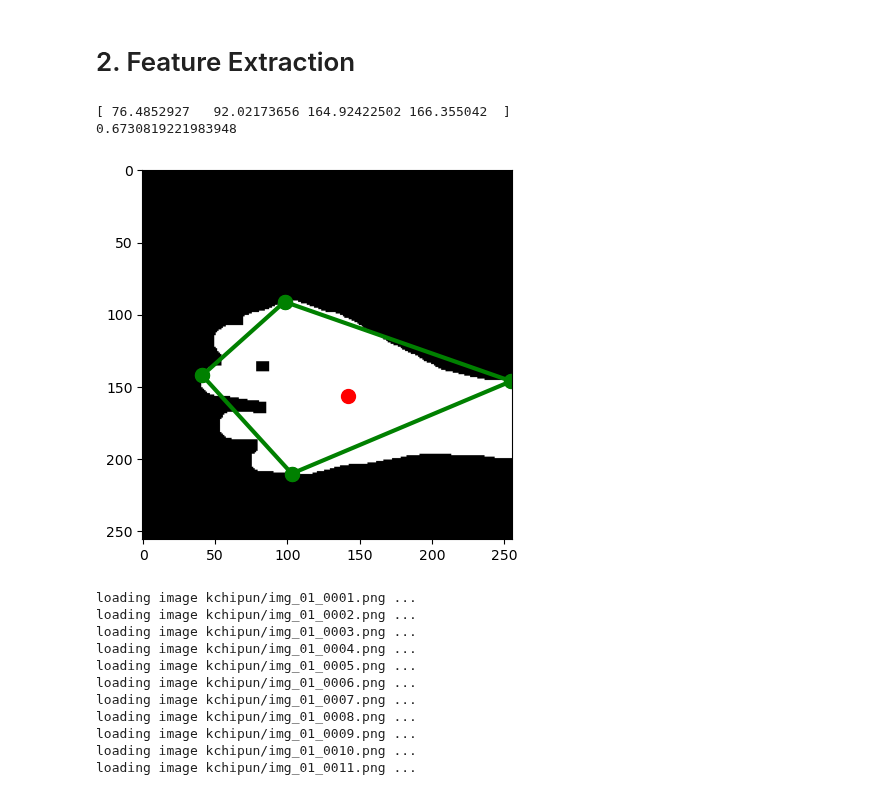
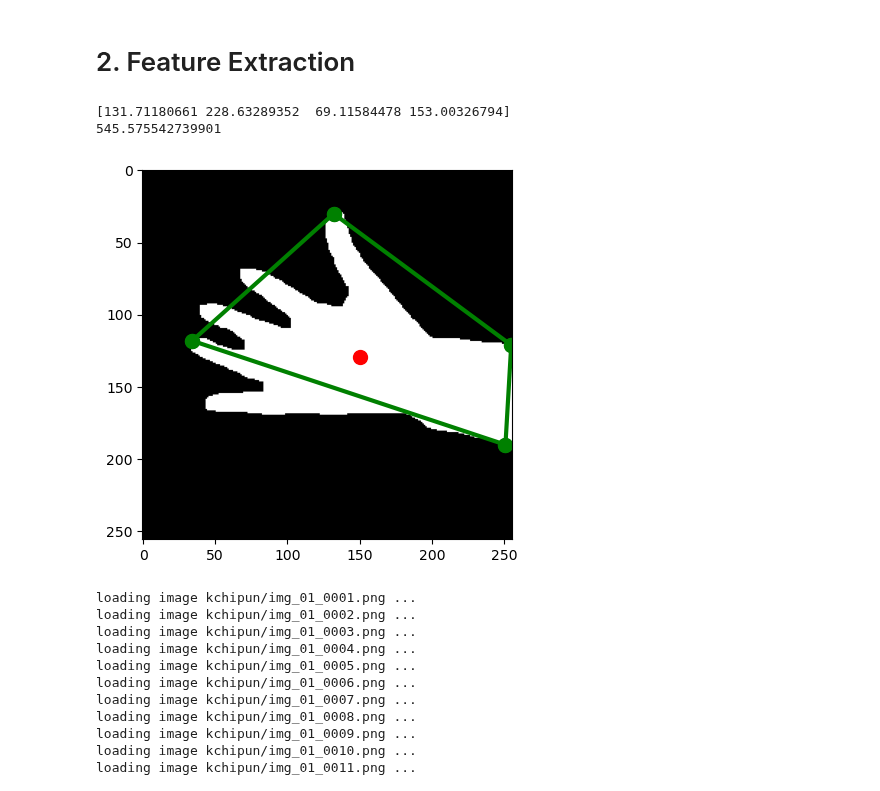
Before and after one commit to pedrozavalat/iic3724-tareas, a Jupyter notebook: T1/T1_PedroPabloZavalaTejos_area.ipynb, the cells around one changed output. Drawn from its saved outputs; the diff is of its cells as text; code cells hidden in the pictures.

```diff
--- a/T1/T1_PedroPabloZavalaTejos_area.ipynb
+++ b/T1/T1_PedroPabloZavalaTejos_area.ipynb
@@ -193,29 +212,29 @@ def get_feature_data(img):
     return figure_expression
 # %%
 
-test_image = imageload(2, 7)
+test_image = imageload(1, 10)
 processed_image = delete_frame(test_image)
 top, bottom, left, right = extreme_points(processed_image)
 center = center_of_mass(processed_image)
 distances = distance_between_extreme_points(top, left, bottom, right)
 print(distances)
 # sum_distances = get_sum_extreme_points(distances)
 expression = get_feature_data(test_image)
 print(expression)
 
 
 plt.plot(*center, 'ro', markersize=10)
 plt.plot([top[0], right[0]], [top[1], right[1]], 'go', linestyle='-', linewidth=3, markersize=10)
 plt.plot([top[0], left[0]], [top[1], left[1]], 'go', linestyle='-', linewidth=3, markersize=10)
 plt.plot([bottom[0], left[0]], [bottom[1], left[1]], 'go', linestyle='-', linewidth=3, markersize=10)
 plt.plot([bottom[0], right[0]], [bottom[1], right[1]], 'go', linestyle='-', linewidth=3, markersize=10)
 
 plt.imshow(rotate_and_flip(test_image), cmap='gray')
 plt.show()
 # %% [output]
-[ 76.4852927   92.02173656 164.92422502 166.355042  ]
-0.6730819221983948
+[131.71180661 228.63289352  69.11584478 153.00326794]
+545.575542739901
-[figure, old version]
+[figure, new version]
 # %%
 K = 3 # Cantidad de clases
 N = 50 # Numero de muestras por clases
```
Also changed, not shown: parts of 4 cells of this notebook.
